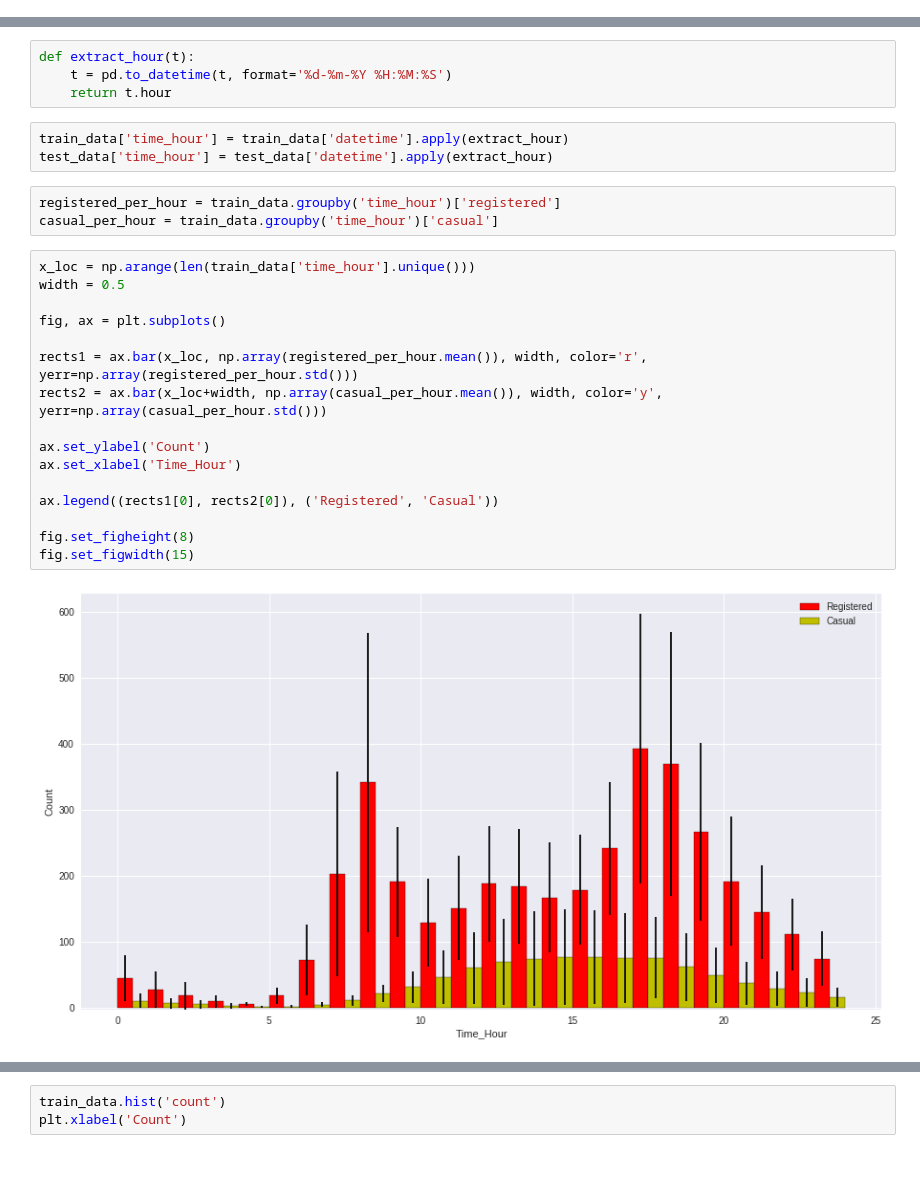
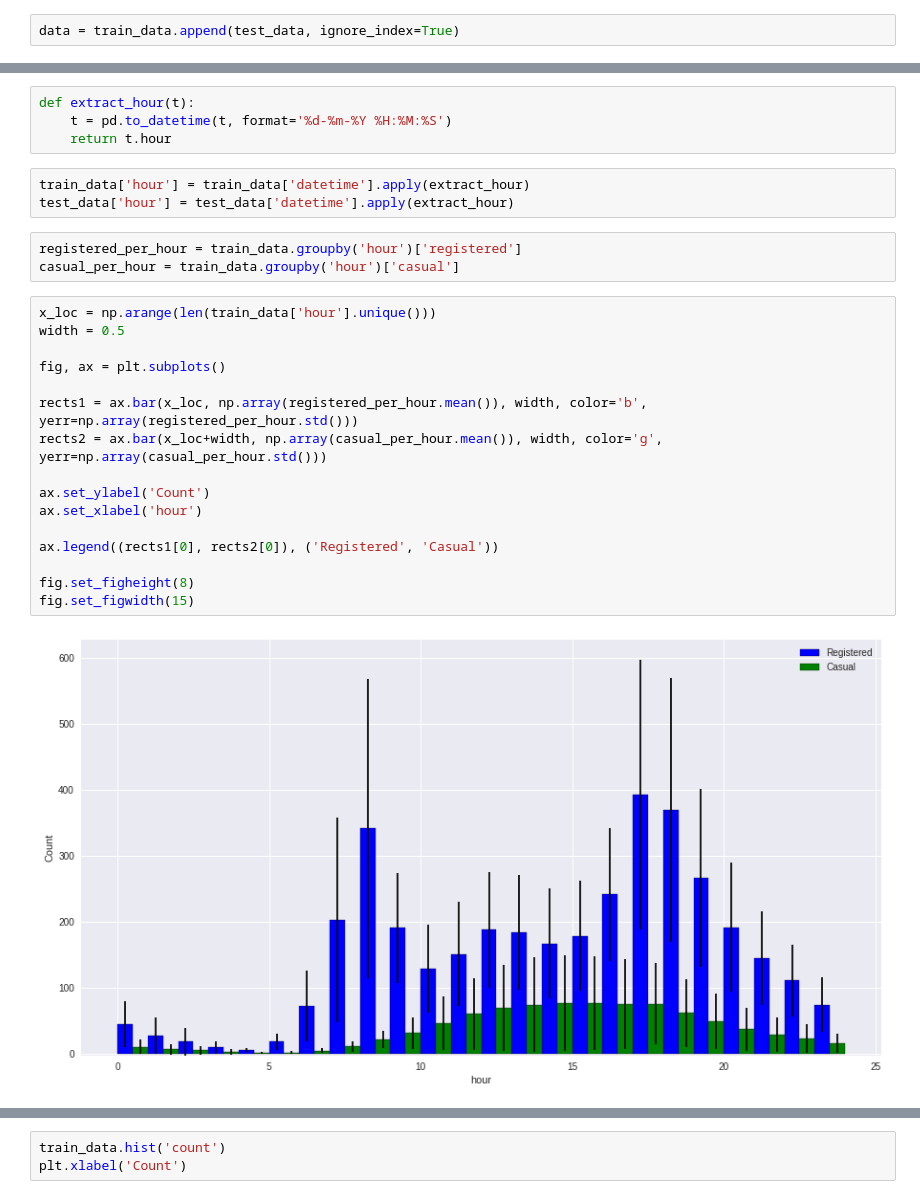
Before and after one commit to ranamihir/machine_learning_basics, a Jupyter notebook: Kaggle/Bike Sharing Demand/model.ipynb, the cells around one changed output, grey strips where cells are left out. Cells and saved outputs as stored; diff of their text form; blank space fills up the shorter version.

```diff
--- a/Kaggle/Bike Sharing Demand/model.ipynb
+++ b/Kaggle/Bike Sharing Demand/model.ipynb
@@ -51,3 +59,5 @@ casual        False
 registered    False
 count         False
 dtype: bool
+# %%
+data = train_data.append(test_data, ignore_index=True)
@@ -162,27 +243,27 @@ def extract_hour(t):
     t = pd.to_datetime(t, format='%d-%m-%Y %H:%M:%S')
     return t.hour
 # %%
-train_data['time_hour'] = train_data['datetime'].apply(extract_hour)
-test_data['time_hour'] = test_data['datetime'].apply(extract_hour)
+train_data['hour'] = train_data['datetime'].apply(extract_hour)
+test_data['hour'] = test_data['datetime'].apply(extract_hour)
 # %%
-registered_per_hour = train_data.groupby('time_hour')['registered']
-casual_per_hour = train_data.groupby('time_hour')['casual']
+registered_per_hour = train_data.groupby('hour')['registered']
+casual_per_hour = train_data.groupby('hour')['casual']
 # %%
-x_loc = np.arange(len(train_data['time_hour'].unique()))
+x_loc = np.arange(len(train_data['hour'].unique()))
 width = 0.5
 
 fig, ax = plt.subplots()
 
-rects1 = ax.bar(x_loc, np.array(registered_per_hour.mean()), width, color='r', yerr=np.array(registered_per_hour.std()))
-rects2 = ax.bar(x_loc+width, np.array(casual_per_hour.mean()), width, color='y', yerr=np.array(casual_per_hour.std()))
+rects1 = ax.bar(x_loc, np.array(registered_per_hour.mean()), width, color='b', yerr=np.array(registered_per_hour.std()))
+rects2 = ax.bar(x_loc+width, np.array(casual_per_hour.mean()), width, color='g', yerr=np.array(casual_per_hour.std()))
 
 ax.set_ylabel('Count')
-ax.set_xlabel('Time_Hour')
+ax.set_xlabel('hour')
 
 ax.legend((rects1[0], rects2[0]), ('Registered', 'Casual'))
 
 fig.set_figheight(8)
 fig.set_figwidth(15)
 # %% [output]
-[figure, old version]
+[figure, new version]
 # %%
```
Also changed, not shown: parts of 47 cells of this notebook.
